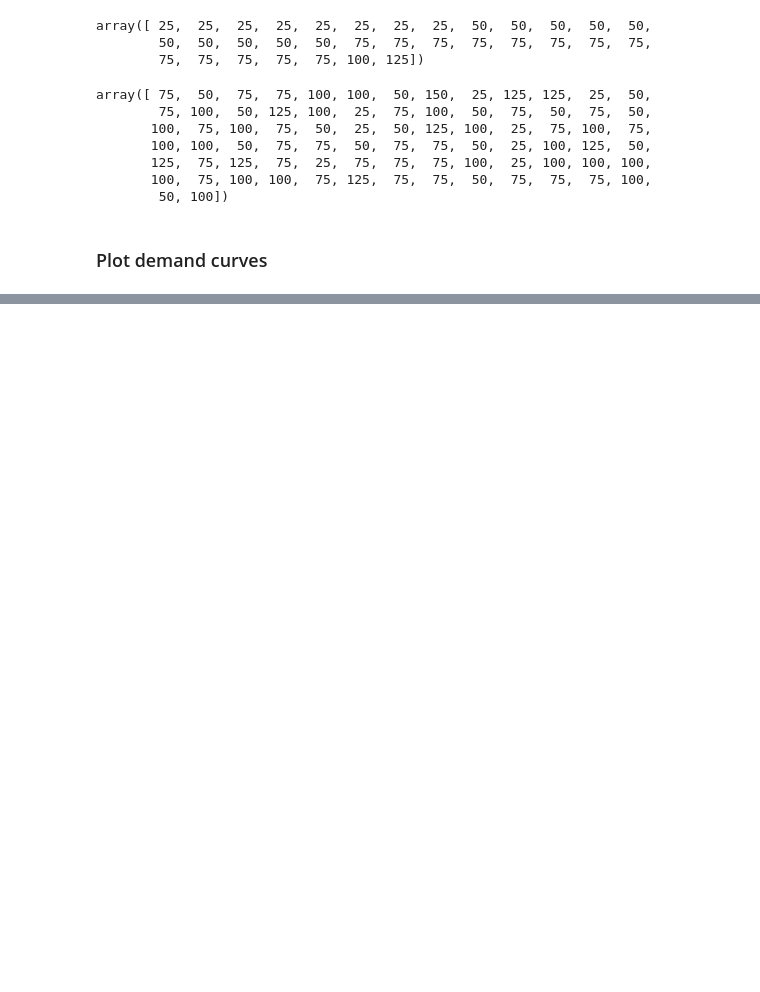
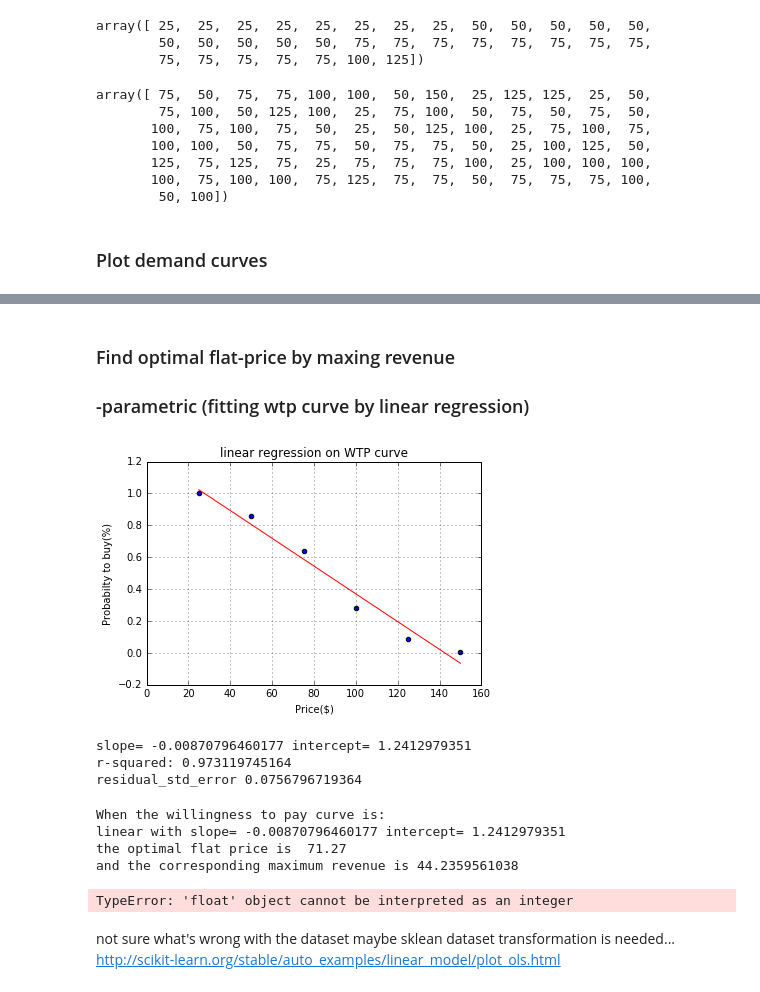
Before and after one commit to JessieJingxuGao/Mini-Projects-in-Revenue-Management, a Jupyter notebook: NYHC/hw4.ipynb, the cells around one changed output, grey strips where cells are left out. Saved outputs shown, nothing was run; the diff lists cells and outputs as text; code cells hidden in the pictures; blank space fills up the shorter version.

```diff
--- a/NYHC/hw4.ipynb
+++ b/NYHC/hw4.ipynb
@@ -196,0 +230,66 @@ def revenue_cal(demand_scatter_data,plot_name):
+# %% [markdown]
+###  Find optimal flat-price by maxing revenue
+###  -parametric (fitting wtp curve by linear regression)
+# %%
+x = np.array(price_set)
+y = np.array(prob_set)
+
+# fit the model
+slope, intercept, r_value, p_value, std_err = stats.linregress(x,y)
+
+# Calculate some additional outputs
+predict_y = intercept + slope * x
+pred_error = y - predict_y
+degrees_of_freedom = len(x) - 2
+residual_std_error = np.sqrt(np.sum(pred_error**2) / degrees_of_freedom)
+
+# Plotting
+if __name__ == '__main__' :
+    # scatter plot
+    plt.scatter(x,y)
+    plt.plot(x, predict_y, c='r')
+    plt.title("linear regression on WTP curve")
+    plt.xlabel('Price($)')
+    plt.ylabel('Probabilty to buy(%)')
+    plt.grid(True)
+    plt.show()
+
+plt.show()
+
+print("slope=",slope, "intercept=",intercept)
+print ("r-squared:", r_value**2)
+print("residual_std_error",residual_std_error)
+# %% [output]
+[figure, added]
+slope= -0.00870796460177 intercept= 1.2412979351
+r-squared: 0.973119745164
+residual_std_error 0.0756796719364
+# %%
+wtp={} # wtp[price]=demand
+temp = range(   100*min(wtp_all)-1   ,   100*max(wtp_all)+2     )
+price = list(temp)
+price = np.array(price)/100
+
+predict_prob = intercept + slope * price
+
+for i in range(len(price)):
+    wtp[price[i]]=predict_prob[i]
+
+print("When the willingness to pay curve is:")
+print("linear with", "slope=",slope, "intercept=",intercept)
+print("the optimal flat price is ",optimal_flat_price (wtp)[1])
+print("and the corresponding maximum revenue is", optimal_flat_price (wtp)[0])
+# %% [output]
+When the willingness to pay curve is:
+linear with slope= -0.00870796460177 intercept= 1.2412979351
+the optimal flat price is  71.27
+and the corresponding maximum revenue is 44.2359561038
+# %%
+a = range(min(wtp_all)-1,max(wtp_all)+2,0.05)
+a
+# %% [output]
+TypeError: 'float' object cannot be interpreted as an integer
+# %% [markdown]
+not sure what's wrong with the dataset
+maybe sklean dataset transformation is needed...
+http://scikit-learn.org/stable/auto_examples/linear_model/plot_ols.html
```
Also changed, not shown: parts of 12 cells of this notebook.
